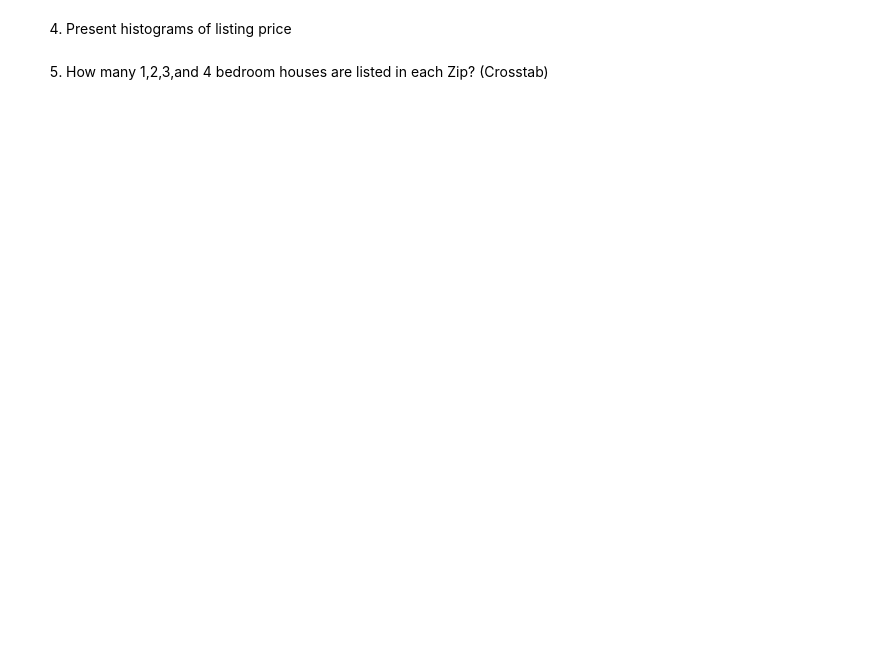
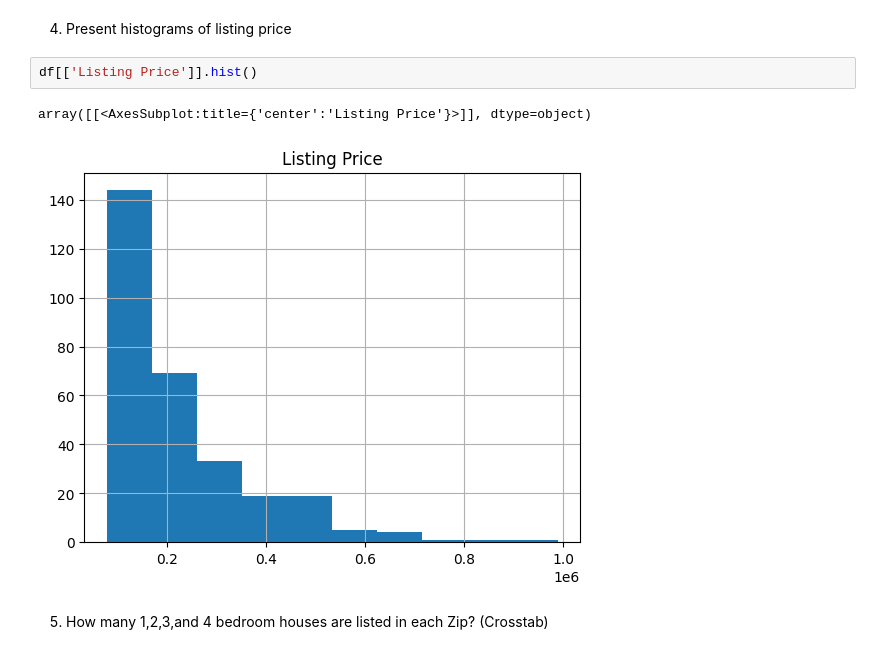
Before and after one commit to eaplatt3/Panda-Pratice, a Jupyter notebook: 5 HW1.ipynb, the cells around one changed output. Cells and saved outputs as stored; diff of their text form; blank space fills up the shorter version.

```diff
--- a/5 HW1.ipynb
+++ b/5 HW1.ipynb
@@ -55,4 +110,9 @@ df.info()
 # %% [markdown]
 4. Present histograms of listing price
+# %%
+df[['Listing Price']].hist()
+# %% [output]
+array([[<AxesSubplot:title={'center':'Listing Price'}>]], dtype=object)
+[figure, added]
 # %% [markdown]
 5. How many 1,2,3,and 4 bedroom houses are listed in each Zip? (Crosstab)
```
Also changed, not shown: parts of 8 cells of this notebook, 1 other file.
